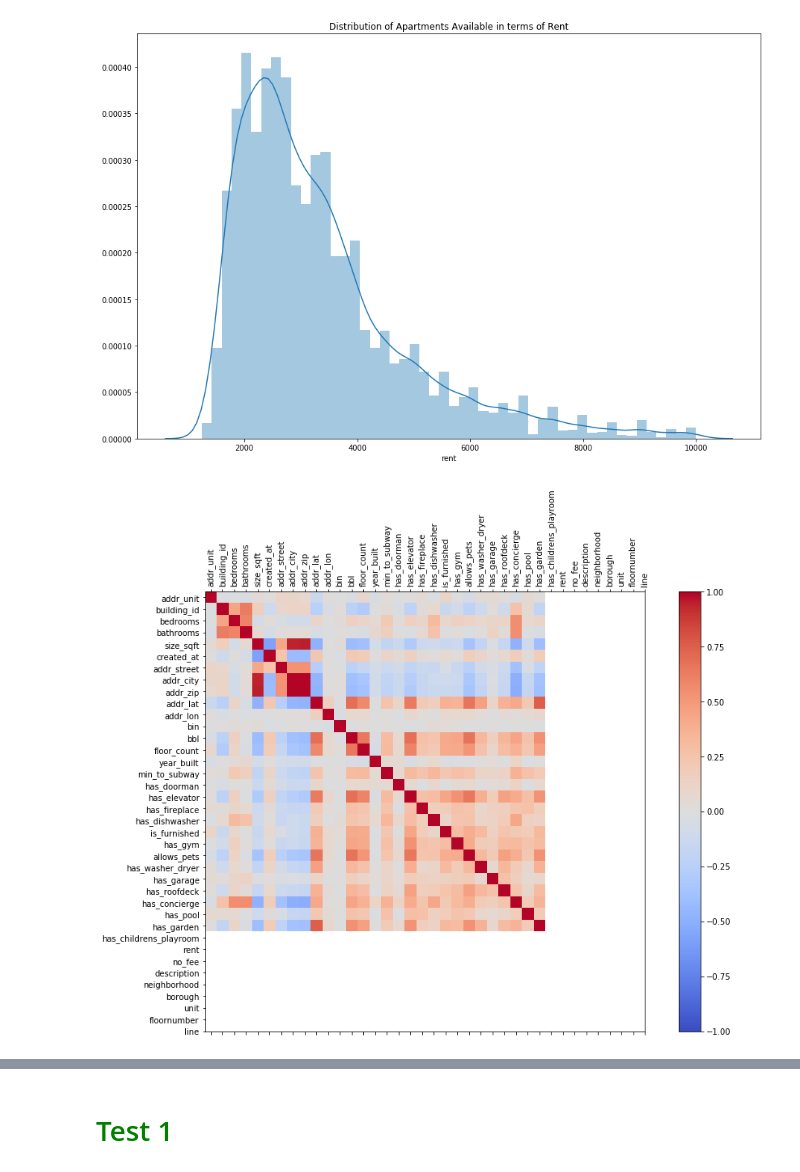
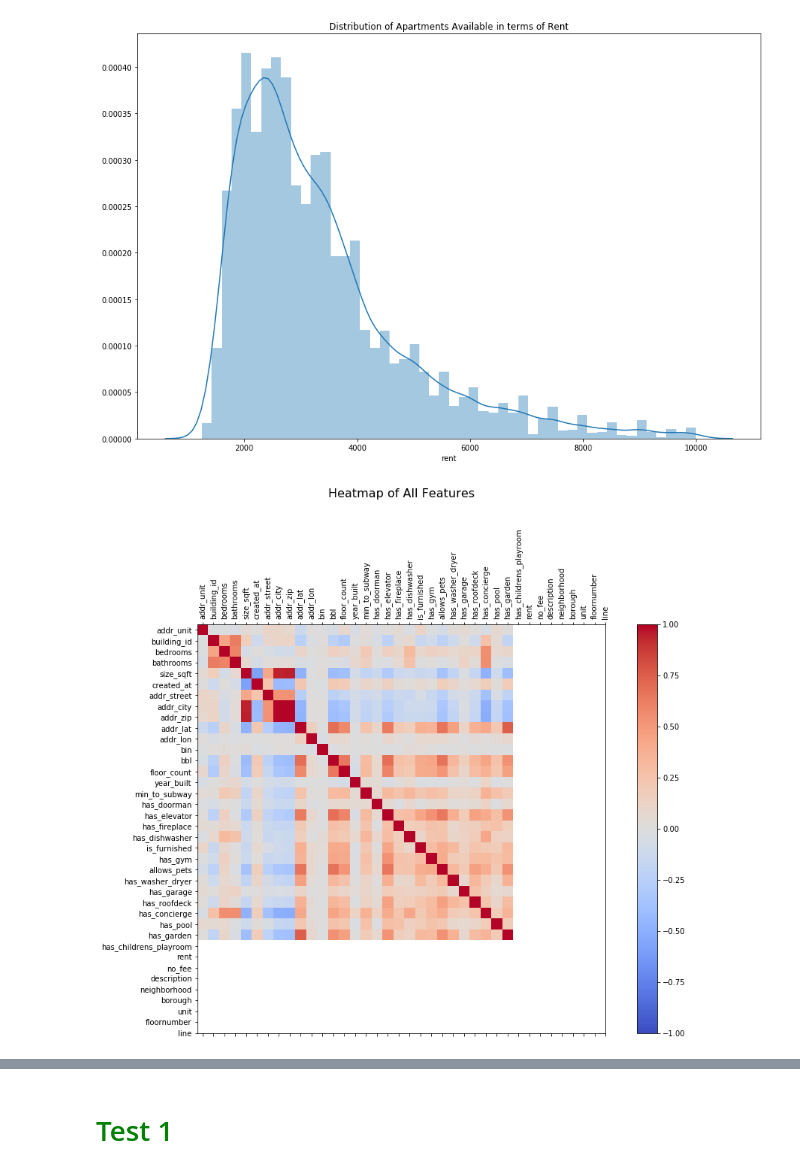
Before and after one commit to psagun/Rent-Predictor, a Jupyter notebook: Project_Rentflix.ipynb, the cells around one changed output, grey strips where cells are left out. Cells and saved outputs as stored; diff of their text form; code cells hidden in the pictures.

```diff
--- a/Project_Rentflix.ipynb
+++ b/Project_Rentflix.ipynb
@@ -93,38 +94,3 @@ def add_dob_property_tax_to_dataset(x):
 master_df = add_dob_complaints_to_dataset(master_df)
 master_df = add_dob_violations_to_dataset(master_df)
 #master_df = add_dob_property_tax_to_dataset(master_df)
-# %%
-# features
-feature_cols = [
-    'bedrooms', 'year_built', 'bathrooms', 'min_to_subway', 'size_sqft', 'no_fee', 'addr_zip', 'floornumber', 'floor_count',
-    'has_doorman', 'has_fireplace', 'has_gym', 'allows_pets', 'has_washer_dryer', 'has_garage',
-    'has_roofdeck', 'has_concierge', 'has_pool', 'has_garden', 'dob_complaints_count', 'dob_violations_count'
-]
-
-def fill_missing_values(train_features):
-    train_features['dob_complaints_count'] = train_features['dob_complaints_count'].fillna(0)
-    train_features['dob_violations_count'] = train_features['dob_violations_count'].fillna(0)
-    train_features = train_features.fillna({
-        'bedrooms': train_features['bedrooms'].median(),
-        'bathrooms': train_features['bathrooms'].median(),
-        'size_sqft': train_features['size_sqft'].median(),
-        'floornumber': train_features['floornumber'].median(),
-        #'market_value': train_features['market_value'].median(),
-        'floor_count': train_features['floor_count'].mean(),
-        'year_built': train_features['year_built'].mean(),
-        'min_to_subway': train_features['min_to_subway'].mean(),
-        'no_fee': 0,
-        'has_doorman':0,
-        'has_fireplace':0,
-        'has_gym':0,
-        'allows_pets':0,
-        'has_washer_dryer':0,
-        'has_garage':0,
-        'has_roofdeck':0,
-        'has_concierge':0,
-        'has_pool':0,
-        'has_garden':0,
-        'dob_complaints_count':0,
-        'dob_violations_count':0
-    })#, inplace=True)
-    return train_features
@@ -220,19 +211,20 @@ seabornInstance.distplot(master_df['rent'])
 # %%
 temp=master_df.iloc[:,1:-1]
 corr = temp.corr()
 fig = plt.figure(figsize=(15,10))
 
 ax = fig.add_subplot(111)
 cax = ax.matshow(corr,cmap='coolwarm', vmin=-1, vmax=1)
 fig.colorbar(cax)
 ticks = np.arange(0,len(temp.columns),1)
 
 ax.set_xticks(ticks)
 plt.xticks(rotation=90)
 ax.set_yticks(ticks)
 ax.set_xticklabels(train_df.columns)
 ax.set_yticklabels(train_df.columns)
+plt.title('Heatmap of All Features', y=1.3, fontsize = 16)
 plt.show()
 # %% [output]
-[figure, old version]
+[figure, new version]
 # %%
```
Also changed, not shown: parts of 33 cells of this notebook, 1 other file.
